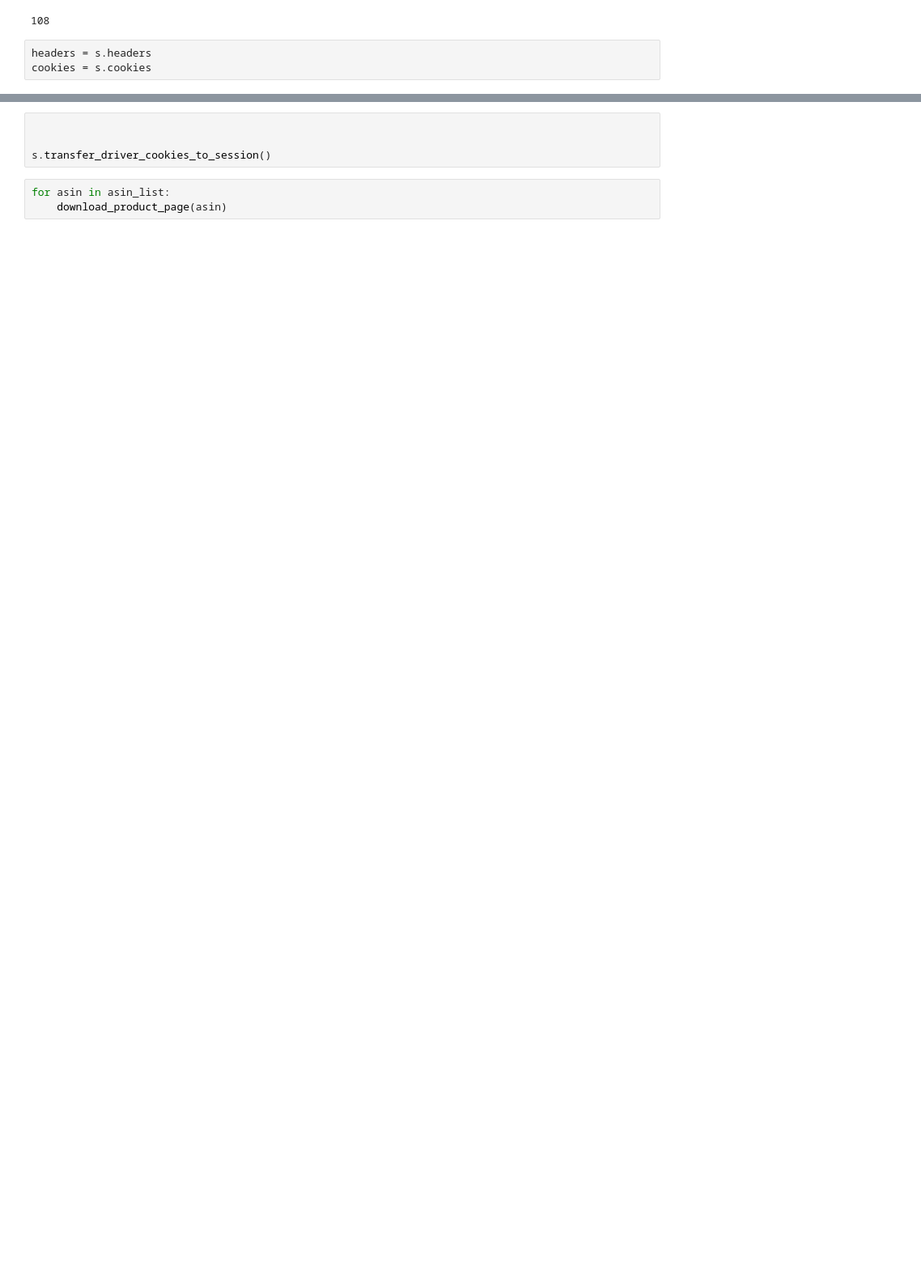
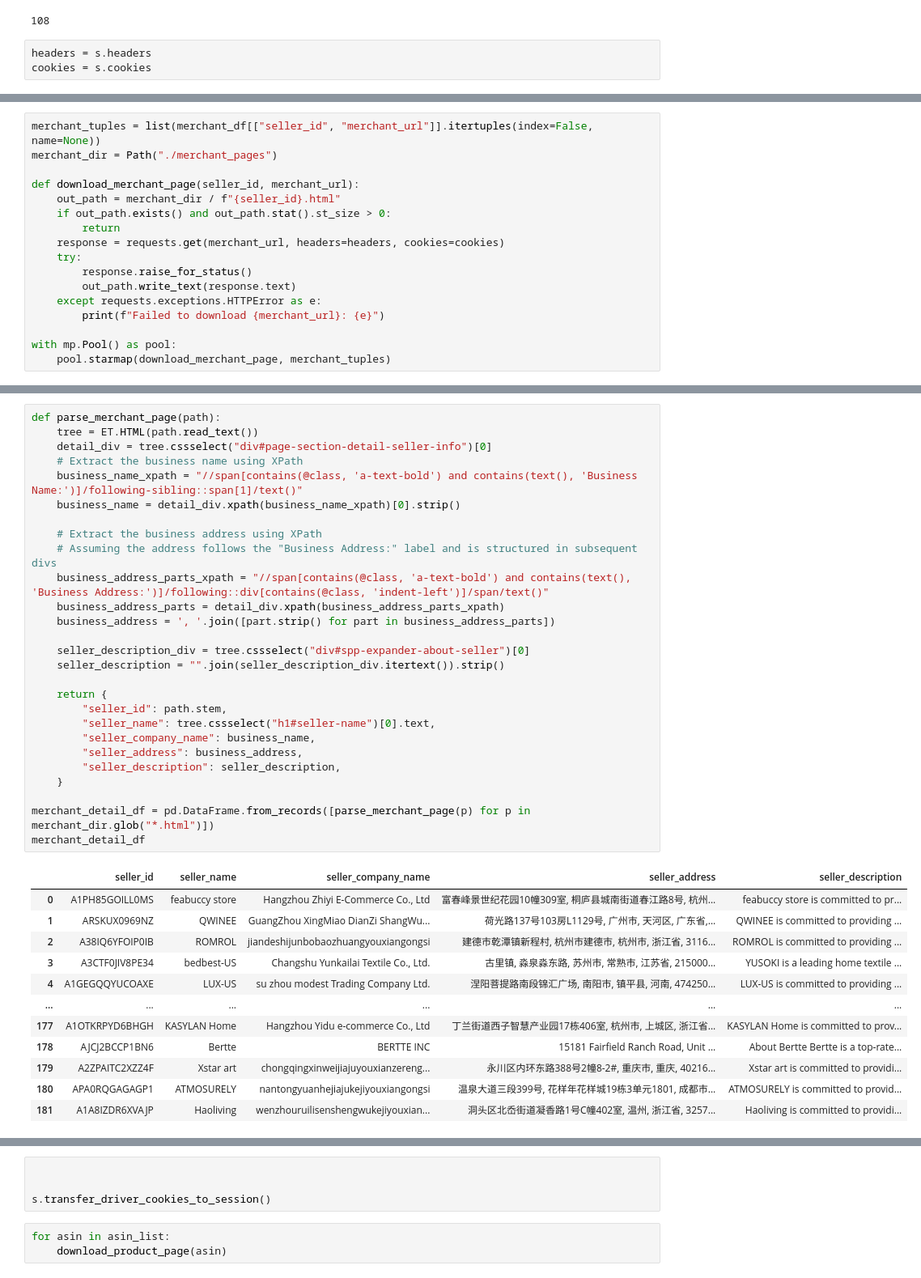
Before and after one commit to parkerhancock/amazon_scan, a Jupyter notebook: amazon_scrape/scrape.ipynb, the cells around one changed output, grey strips where cells are left out. Shown at 81% size. Saved outputs shown, nothing was run; the diff lists cells and outputs as text; blank space fills up the shorter version.

```diff
--- a/amazon_scrape/scrape.ipynb
+++ b/amazon_scrape/scrape.ipynb
@@ -195,0 +220,17 @@ FileNotFoundError: [Errno 2] No such file or directory: 'data/B08R9CLM5Y.json'
+# %%
+merchant_tuples = list(merchant_df[["seller_id", "merchant_url"]].itertuples(index=False, name=None))
+merchant_dir = Path("./merchant_pages")
+
+def download_merchant_page(seller_id, merchant_url):
+    out_path = merchant_dir / f"{seller_id}.html"
+    if out_path.exists() and out_path.stat().st_size > 0:
+        return
+    response = requests.get(merchant_url, headers=headers, cookies=cookies)
+    try:
+        response.raise_for_status()
+        out_path.write_text(response.text)
+    except requests.exceptions.HTTPError as e:
+        print(f"Failed to download {merchant_url}: {e}")
+
+with mp.Pool() as pool:
+    pool.starmap(download_merchant_page, merchant_tuples)
@@ -195,0 +250,40 @@ FileNotFoundError: [Errno 2] No such file or directory: 'data/B08R9CLM5Y.json'
+# %%
+def parse_merchant_page(path):
+    tree = ET.HTML(path.read_text())
+    detail_div = tree.cssselect("div#page-section-detail-seller-info")[0]
+    # Extract the business name using XPath
+    business_name_xpath = "//span[contains(@class, 'a-text-bold') and contains(text(), 'Business Name:')]/following-sibling::span[1]/text()"
+    business_name = detail_div.xpath(business_name_xpath)[0].strip()
+
+    # Extract the business address using XPath
+    # Assuming the address follows the "Business Address:" label and is structured in subsequent divs
+    business_address_parts_xpath = "//span[contains(@class, 'a-text-bold') and contains(text(), 'Business Address:')]/following::div[contains(@class, 'indent-left')]/span/text()"
+    business_address_parts = detail_div.xpath(business_address_parts_xpath)
+    business_address = ', '.join([part.strip() for part in business_address_parts])
+
+    seller_description_div = tree.cssselect("div#spp-expander-about-seller")[0]
+    seller_description = "".join(seller_description_div.itertext()).strip()
+
+    return {
+        "seller_id": path.stem,
+        "seller_name": tree.cssselect("h1#seller-name")[0].text,
+        "seller_company_name": business_name,
+        "seller_address": business_address,
+        "seller_description": seller_description,
+    }
+
+merchant_detail_df = pd.DataFrame.from_records([parse_merchant_page(p) for p in merchant_dir.glob("*.html")])
+merchant_detail_df
+# %% [output]
+|  | seller_id | seller_name | seller_company_name | seller_address | seller_description |
+| 0 | A1PH85GOILL0MS | feabuccy store | Hangzhou Zhiyi E-Commerce Co., Ltd | 富春峰景世纪花园10幢309室, 桐庐县城南街道春江路8号, 杭州... | feabuccy store is committed to pr... |
+| 1 | ARSKUX0969NZ | QWINEE | GuangZhou XingMiao DianZi ShangWu... | 荷光路137号103房L1129号, 广州市, 天河区, 广东省,... | QWINEE is committed to providing ... |
+| 2 | A38IQ6YFOIP0IB | ROMROL | jiandeshijunbobaozhuangyouxiangongsi | 建德市乾潭镇新程村, 杭州市建德市, 杭州市, 浙江省, 3116... | ROMROL is committed to providing ... |
+| 3 | A3CTF0JIV8PE34 | bedbest-US | Changshu Yunkailai Textile Co., Ltd. | 古里镇, 淼泉淼东路, 苏州市, 常熟市, 江苏省, 215000... | YUSOKI is a leading home textile ... |
+| 4 | A1GEGQQYUCOAXE | LUX-US | su zhou modest Trading Company Ltd. | 涅阳菩提路南段锦汇广场, 南阳市, 镇平县, 河南, 474250... | LUX-US is committed to providing ... |
+| ... | ... | ... | ... | ... | ... |
+| 177 | A1OTKRPYD6BHGH | KASYLAN Home | Hangzhou Yidu e-commerce Co., Ltd | 丁兰街道西子智慧产业园17栋406室, 杭州市, 上城区, 浙江省... | KASYLAN Home is committed to prov... |
+| 178 | AJCJ2BCCP1BN6 | Bertte | BERTTE INC | 15181 Fairfield Ranch Road, Unit ... | About Bertte Bertte is a top-rate... |
+| 179 | A2ZPAITC2XZZ4F | Xstar art | chongqingxinweijiajuyouxianzereng... | 永川区内环东路388号2幢8-2#, 重庆市, 重庆, 40216... | Xstar art is committed to providi... |
+| 180 | APA0RQGAGAGP1 | ATMOSURELY | nantongyuanhejiajukejiyouxiangongsi | 温泉大道三段399号, 花样年花样城19栋3单元1801, 成都市... | ATMOSURELY is committed to provid... |
+| 181 | A1A8IZDR6XVAJP | Haoliving | wenzhouruilisenshengwukejiyouxian... | 洞头区北岙街道凝香路1号C幢402室, 温州, 浙江省, 3257... | Haoliving is committed to providi... |
```
Also changed, not shown: parts of 10 cells of this notebook.
